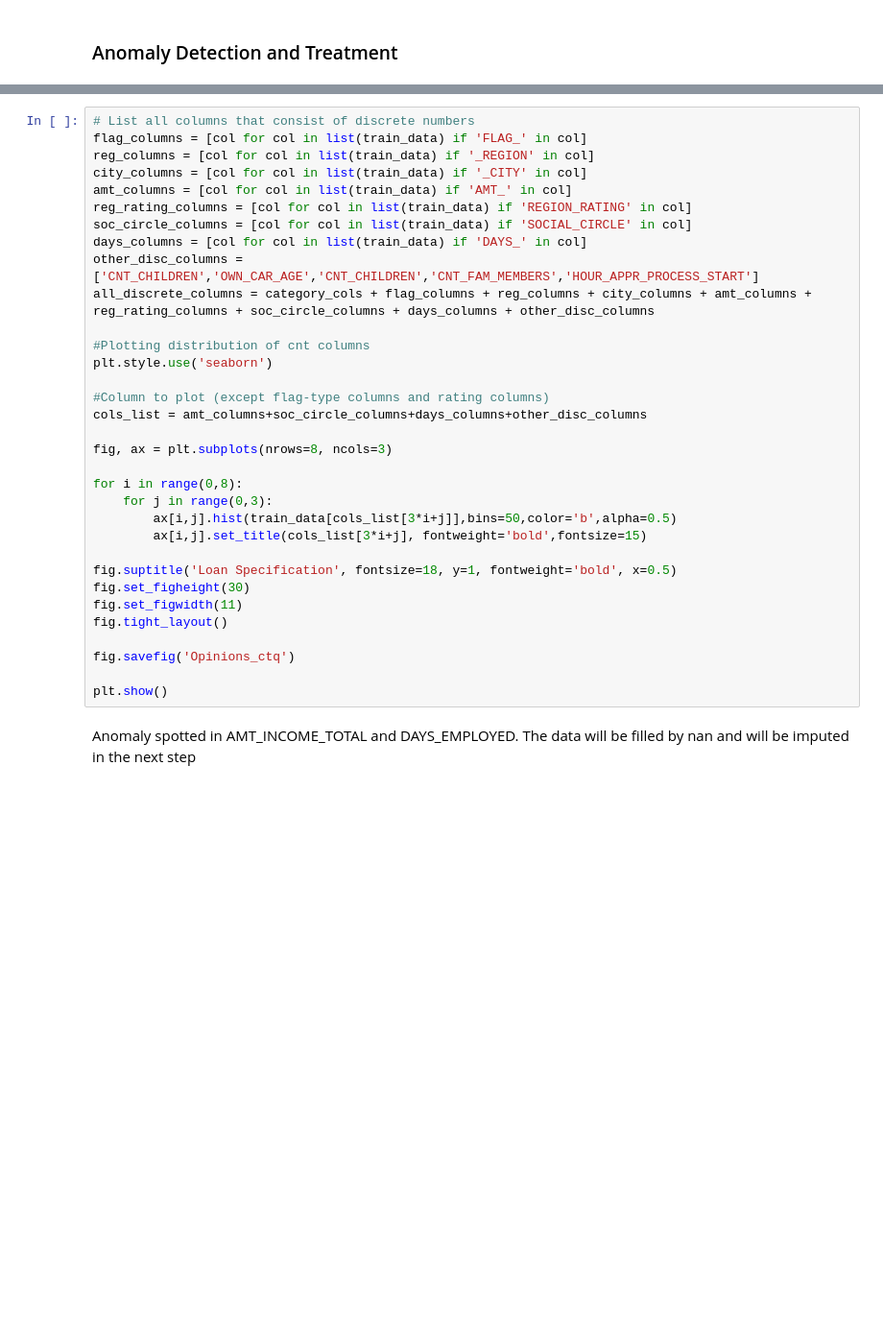
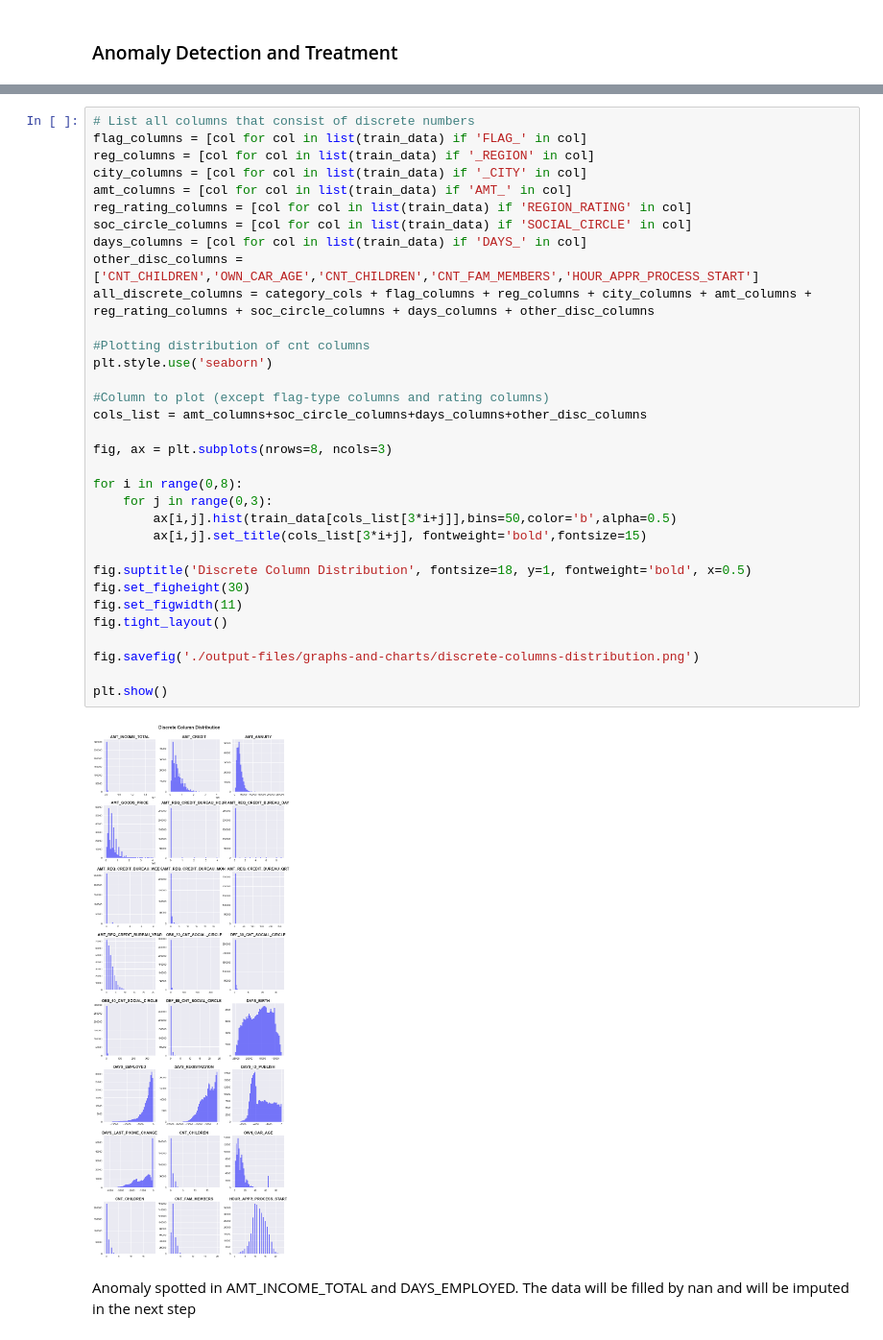
Before and after one commit to alfredomarciano98/credit-risk-analysis, a Jupyter notebook: credit-risk-analysis.ipynb, the cells around one changed output, grey strips where cells are left out. Shown at 96% size. Saved outputs shown, nothing was run; the diff lists cells and outputs as text; blank space fills up the shorter version.

```diff
--- a/credit-risk-analysis.ipynb
+++ b/credit-risk-analysis.ipynb
@@ -429,35 +500,37 @@ All continuous columns has been scaled, so we will assume no anomaly in the colu
 # List all columns that consist of discrete numbers
 flag_columns = [col for col in list(train_data) if 'FLAG_' in col]
 reg_columns = [col for col in list(train_data) if '_REGION' in col]
 city_columns = [col for col in list(train_data) if '_CITY' in col]
 amt_columns = [col for col in list(train_data) if 'AMT_' in col]
 reg_rating_columns = [col for col in list(train_data) if 'REGION_RATING' in col]
 soc_circle_columns = [col for col in list(train_data) if 'SOCIAL_CIRCLE' in col]
 days_columns = [col for col in list(train_data) if 'DAYS_' in col]
 other_disc_columns = ['CNT_CHILDREN','OWN_CAR_AGE','CNT_CHILDREN','CNT_FAM_MEMBERS','HOUR_APPR_PROCESS_START']
 all_discrete_columns = category_cols + flag_columns + reg_columns + city_columns + amt_columns + reg_rating_columns + soc_circle_columns + days_columns + other_disc_columns
 
 #Plotting distribution of cnt columns
 plt.style.use('seaborn')
 
 #Column to plot (except flag-type columns and rating columns)
 cols_list = amt_columns+soc_circle_columns+days_columns+other_disc_columns
 
 fig, ax = plt.subplots(nrows=8, ncols=3)
 
 for i in range(0,8):
     for j in range(0,3):
         ax[i,j].hist(train_data[cols_list[3*i+j]],bins=50,color='b',alpha=0.5)
         ax[i,j].set_title(cols_list[3*i+j], fontweight='bold',fontsize=15)
 
-fig.suptitle('Loan Specification', fontsize=18, y=1, fontweight='bold', x=0.5)
+fig.suptitle('Discrete Column Distribution', fontsize=18, y=1, fontweight='bold', x=0.5)
 fig.set_figheight(30)
 fig.set_figwidth(11)
 fig.tight_layout()
 
-fig.savefig('Opinions_ctq')
+fig.savefig('./output-files/graphs-and-charts/discrete-columns-distribution.png')
 
 plt.show()
+# %% [output]
+[figure, added]
 # %% [markdown]
 Anomaly spotted in AMT_INCOME_TOTAL and DAYS_EMPLOYED. The data will be filled by nan and will be imputed in the next step
 # %%
```
Also changed, not shown: parts of 52 cells of this notebook.
